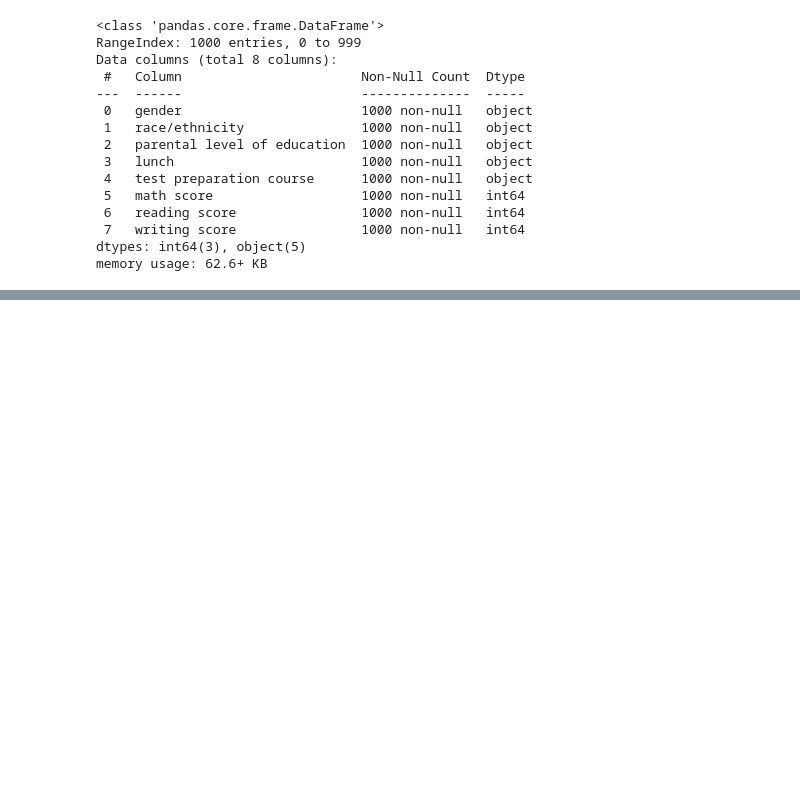
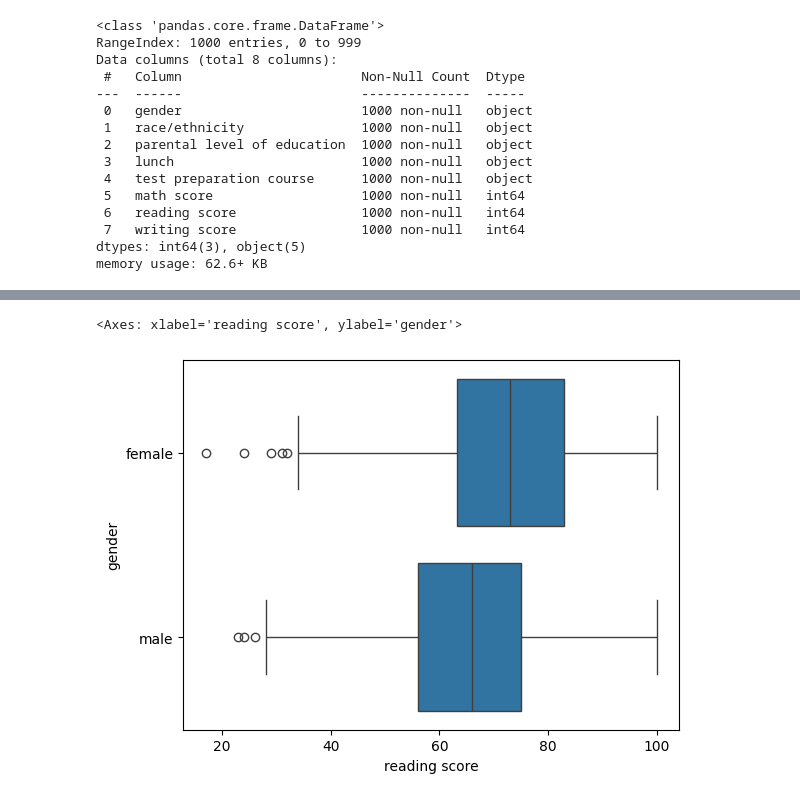
Before and after one commit to valdenio458/python-analise-de-dados-data-viking, a Jupyter notebook: Projeto_Educação.ipynb, the cells around one changed output, grey strips where cells are left out. Saved outputs shown, nothing was run; the diff lists cells and outputs as text; code cells hidden in the pictures; blank space fills up the shorter version.

```diff
--- a/Projeto_Educação.ipynb
+++ b/Projeto_Educação.ipynb
@@ -100,0 +144,6 @@ memory usage: 62.6+ KB
+# %%
+# Comparar sexo com notas de leitura
+sns.boxplot(data=bd, x='reading score', y='gender')
+# %% [output]
+<Axes: xlabel='reading score', ylabel='gender'>
+[figure, added]
```
Also changed, not shown: parts of 8 cells of this notebook.
